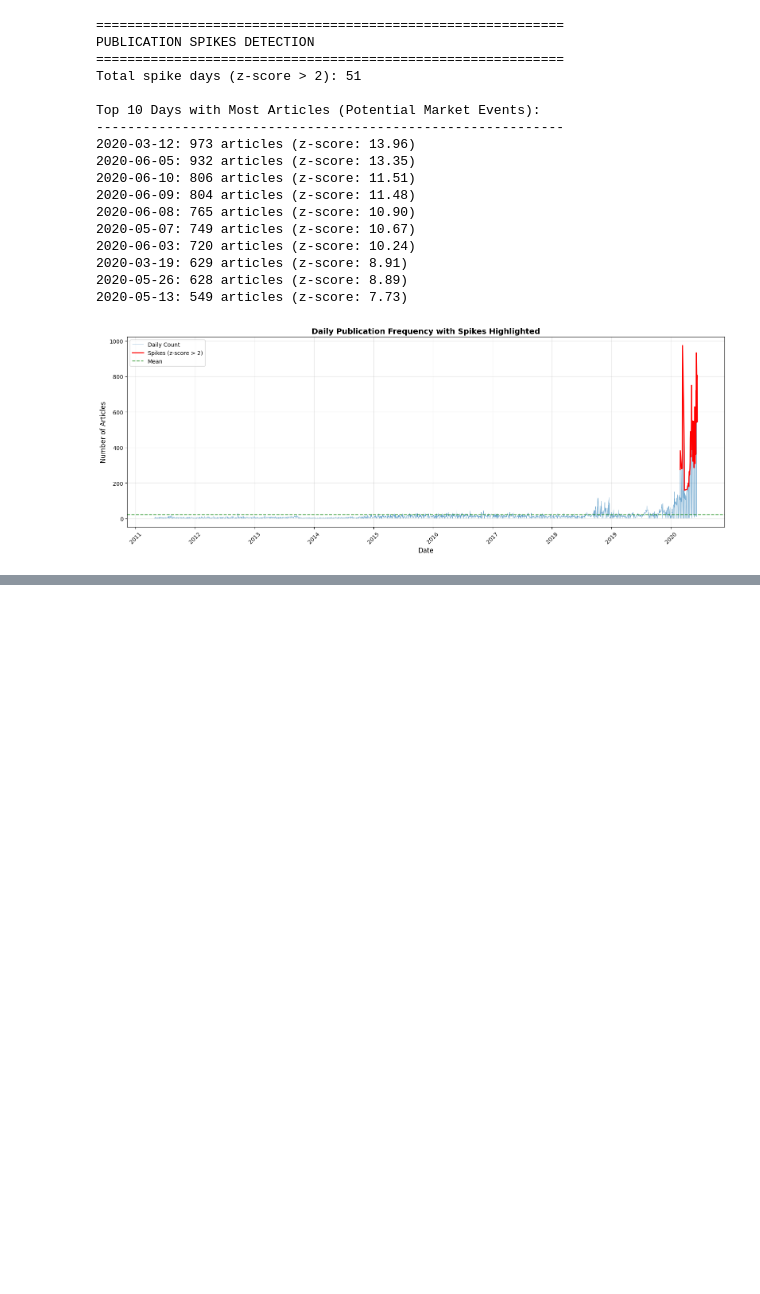
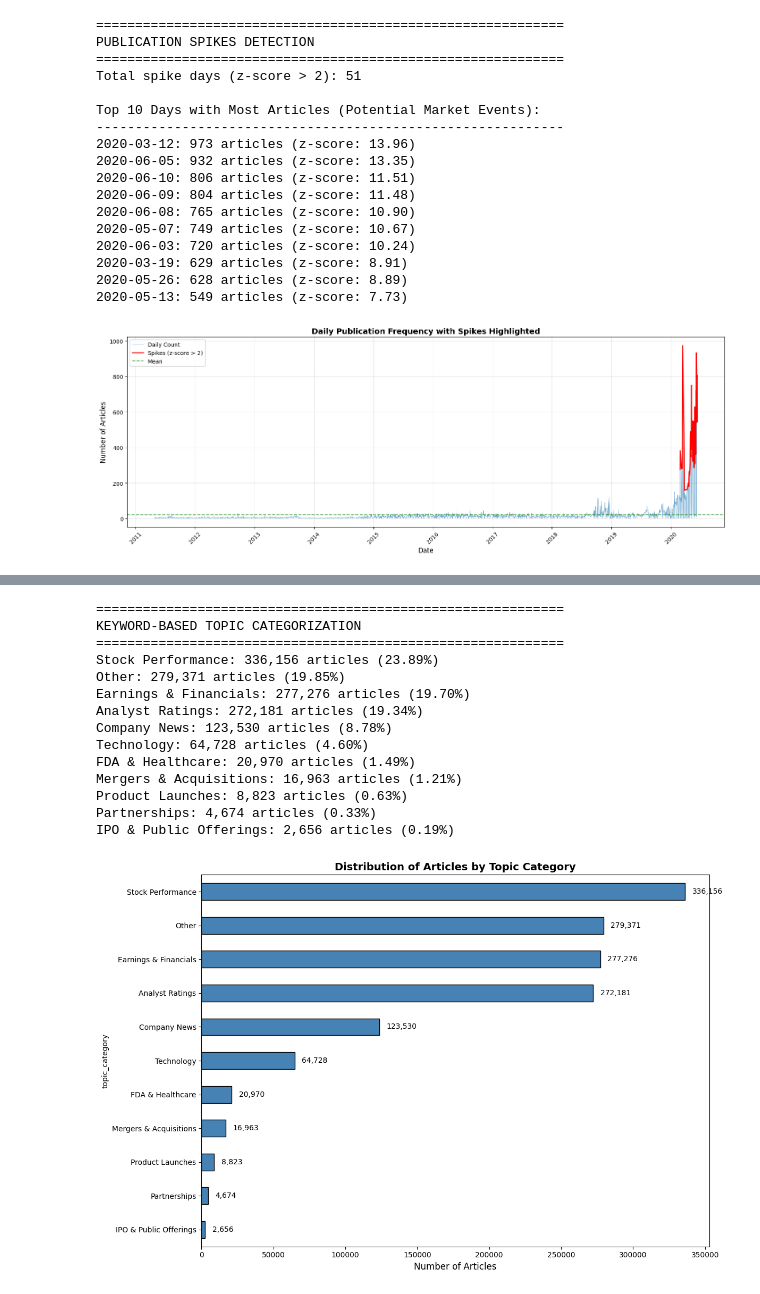
Before and after one commit to Zufan-Hadgu/Financial-news-dataset-analysis, a Jupyter notebook: notebooks/row_anlysis_eda.ipynb, the cells around one changed output, grey strips where cells are left out. Cells and saved outputs as stored; diff of their text form; code cells hidden in the pictures; blank space fills up the shorter version.

```diff
--- a/notebooks/row_anlysis_eda.ipynb
+++ b/notebooks/row_anlysis_eda.ipynb
@@ -452,0 +598,63 @@ plt.show()
+# %%
+# Alternative: Simple keyword-based topic categorization
+# This is faster and more interpretable than LDA for large datasets
+
+topic_keywords = {
+    'Earnings & Financials': ['earnings', 'revenue', 'profit', 'eps', 'quarterly', 'financial', 'results'],
+    'Analyst Ratings': ['upgrade', 'downgrade', 'rating', 'analyst', 'buy', 'sell', 'hold', 'target'],
+    'Stock Performance': ['stock', 'shares', 'trading', 'market', 'price', 'gain', 'loss', 'surge', 'drop'],
+    'Company News': ['company', 'corp', 'inc', 'announces', 'reports', 'says'],
+    'FDA & Healthcare': ['fda', 'approval', 'drug', 'clinical', 'trial', 'health', 'medical'],
+    'Technology': ['tech', 'software', 'platform', 'digital', 'cloud', 'ai', 'technology'],
+    'Mergers & Acquisitions': ['acquisition', 'merger', 'acquire', 'buyout', 'deal', 'takeover'],
+    'IPO & Public Offerings': ['ipo', 'public offering', 'going public', 'listing'],
+    'Partnerships': ['partnership', 'partner', 'collaboration', 'alliance', 'deal'],
+    'Product Launches': ['launch', 'release', 'unveil', 'introduce', 'product', 'service']
+}
+
+def categorize_headline(headline):
+    headline_lower = str(headline).lower()
+    for topic, keywords in topic_keywords.items():
+        if any(keyword in headline_lower for keyword in keywords):
+            return topic
+    return 'Other'
+
+# Categorize all headlines
+df['topic_category'] = df['headline'].apply(categorize_headline)
+
+# Count articles per topic category
+topic_category_counts = df['topic_category'].value_counts()
+
+print("=" * 60)
+print("KEYWORD-BASED TOPIC CATEGORIZATION")
+print("=" * 60)
+for topic, count in topic_category_counts.items():
+    percentage = (count / len(df)) * 100
+    print(f"{topic}: {count:,} articles ({percentage:.2f}%)")
+
+# Visualize
+plt.figure(figsize=(12, 8))
+topic_category_counts.plot(kind='barh', color='steelblue', edgecolor='black')
+plt.xlabel('Number of Articles', fontsize=12)
+plt.title('Distribution of Articles by Topic Category', fontsize=14, fontweight='bold')
+plt.gca().invert_yaxis()
+for i, v in enumerate(topic_category_counts.values):
+    plt.text(v + 5000, i, f'{v:,}', va='center')
+plt.tight_layout()
+plt.show()
+# %% [output]
+============================================================
+KEYWORD-BASED TOPIC CATEGORIZATION
+============================================================
+Stock Performance: 336,156 articles (23.89%)
+Other: 279,371 articles (19.85%)
+Earnings & Financials: 277,276 articles (19.70%)
+Analyst Ratings: 272,181 articles (19.34%)
+Company News: 123,530 articles (8.78%)
+Technology: 64,728 articles (4.60%)
+FDA & Healthcare: 20,970 articles (1.49%)
+Mergers & Acquisitions: 16,963 articles (1.21%)
+Product Launches: 8,823 articles (0.63%)
+Partnerships: 4,674 articles (0.33%)
+IPO & Public Offerings: 2,656 articles (0.19%)
+[figure, added]
```
Also changed, not shown: parts of 16 cells of this notebook.
